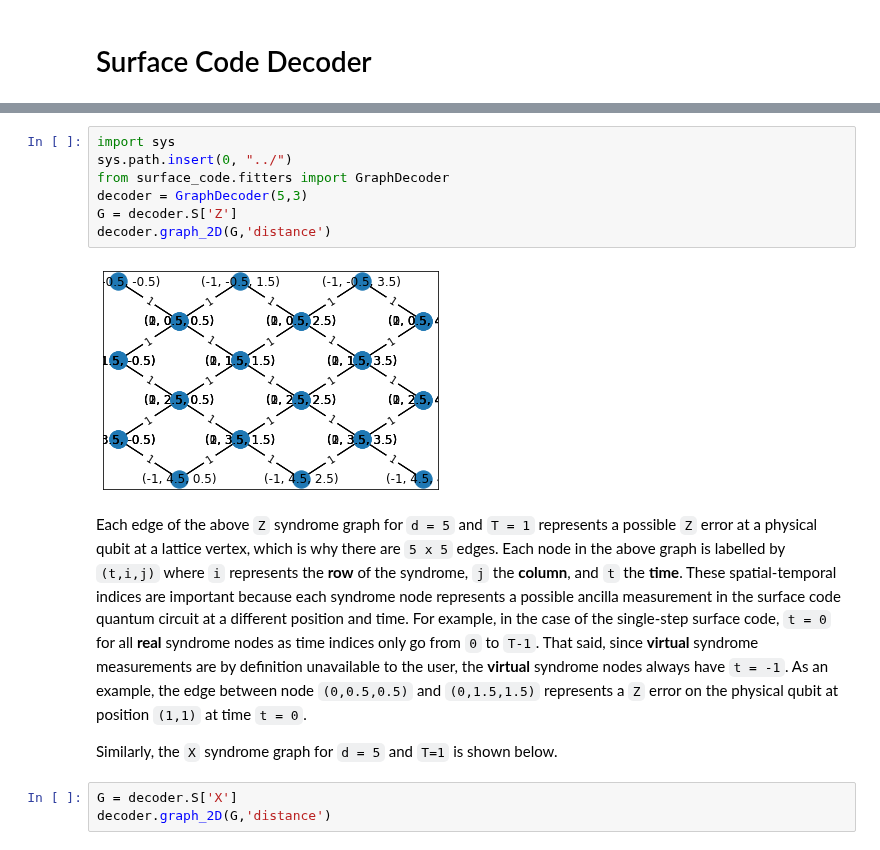
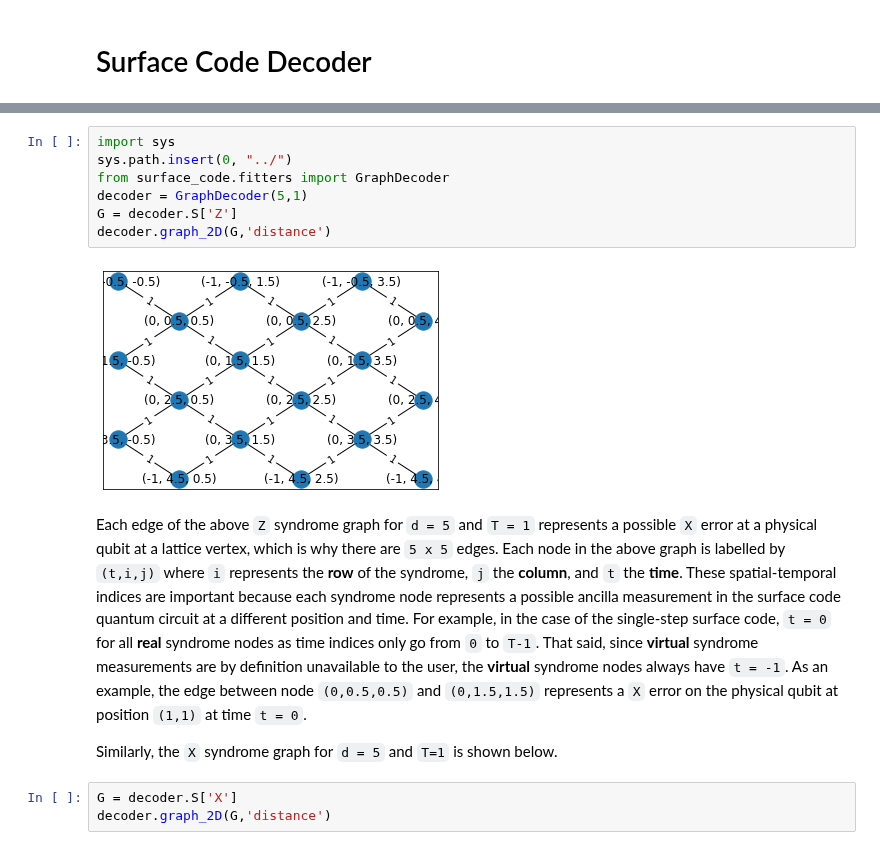
Before and after one commit to yaleqc/qtcodes, a Jupyter notebook: tutorials/2_surface_code_decoding.ipynb, the cells around one changed output, grey strips where cells are left out. Drawn from its saved outputs; the diff is of its cells as text.

Commit message:
updated decoder notebook

```diff
--- a/tutorials/2_surface_code_decoding.ipynb
+++ b/tutorials/2_surface_code_decoding.ipynb
@@ -26,14 +33,14 @@ We can construct the `Z` syndrome graph shown in **Figure 1** using `GraphDecode
 # %%
 import sys
 sys.path.insert(0, "../")
 from surface_code.fitters import GraphDecoder
-decoder = GraphDecoder(5,3)
+decoder = GraphDecoder(5,1)
 G = decoder.S['Z']
 decoder.graph_2D(G,'distance')
 # %% [output]
-[figure, old version]
+[figure, new version]
 # %% [markdown]
-Each edge of the above `Z` syndrome graph for `d = 5` and `T = 1` represents a possible `Z` error at a physical qubit at a lattice vertex, which is why there are `5 x 5` edges. Each node in the above graph is labelled by `(t,i,j)` where `i` represents the **row** of the syndrome, `j` the **column**, and `t` the **time**. These spatial-temporal indices are important because each syndrome node represents a possible ancilla measurement in the surface code quantum circuit at a different position and time. For example, in the case of the single-step surface code, `t = 0` for all **real** syndrome nodes as time indices only go from `0` to `T-1`. That said, since **virtual** syndrome measurements are by definition unavailable to the user, the **virtual** syndrome nodes always have `t = -1`. As an example, the edge between node `(0,0.5,0.5)` and `(0,1.5,1.5)` represents a `Z` error on the physical qubit at position `(1,1)` at time `t = 0`.
+Each edge of the above `Z` syndrome graph for `d = 5` and `T = 1` represents a possible `X` error at a physical qubit at a lattice vertex, which is why there are `5 x 5` edges. Each node in the above graph is labelled by `(t,i,j)` where `i` represents the **row** of the syndrome, `j` the **column**, and `t` the **time**. These spatial-temporal indices are important because each syndrome node represents a possible ancilla measurement in the surface code quantum circuit at a different position and time. For example, in the case of the single-step surface code, `t = 0` for all **real** syndrome nodes as time indices only go from `0` to `T-1`. That said, since **virtual** syndrome measurements are by definition unavailable to the user, the **virtual** syndrome nodes always have `t = -1`. As an example, the edge between node `(0,0.5,0.5)` and `(0,1.5,1.5)` represents a `X` error on the physical qubit at position `(1,1)` at time `t = 0`.
 
 Similarly, the `X` syndrome graph for `d = 5` and `T=1` is shown below.
 # %%
```
Also changed, not shown: parts of 16 cells of this notebook, 4 other files.
